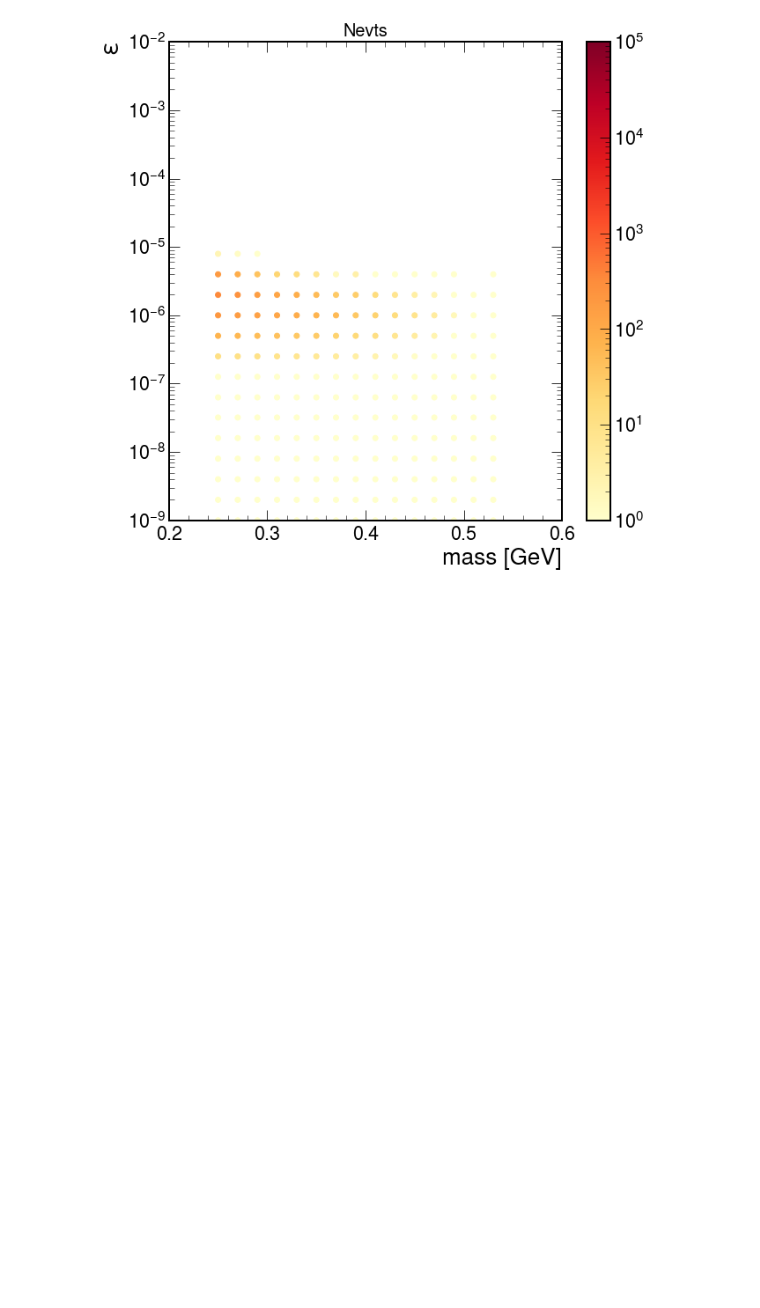
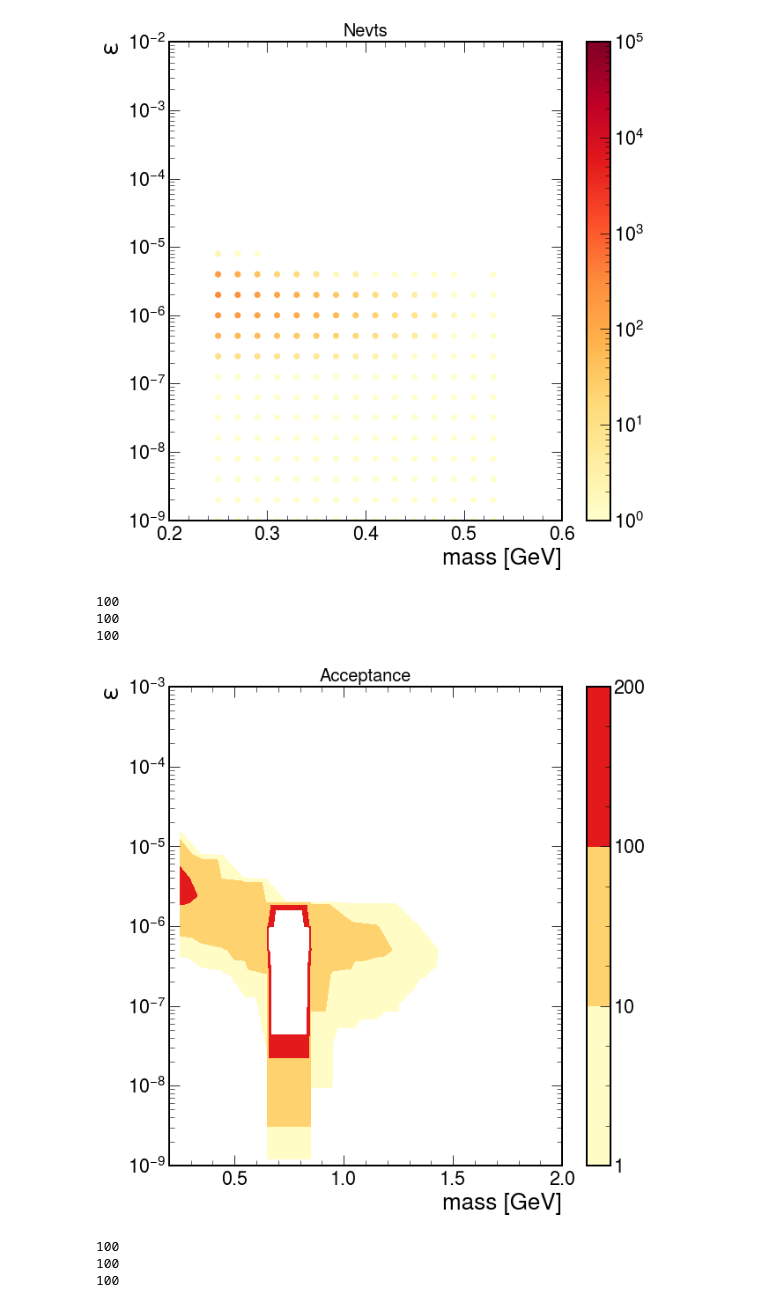
Before and after one commit to DarkQuest-FNAL/DarkQuest, a Jupyter notebook: lhe/python/DQ-acceptance.ipynb, the cells around one changed output. Cells and saved outputs as stored; diff of their text form; code cells hidden in the pictures; blank space fills up the shorter version.

```diff
--- a/lhe/python/DQ-acceptance.ipynb
+++ b/lhe/python/DQ-acceptance.ipynb
@@ -158,3 +161,83 @@ for mech in ["Brem", "Eta"]:
 [figure]
 [figure]
 [figure]
+# %%
+accpts, Nevts, NAps, brs = yields(500,600,"muons","Brem")
+accpts, Nevts_eta, NAps, brs = yields(500,600,"muons","Eta")
+# %%
+def plotContour(inputs2D, inputs2D_Eta = None, lep = "muons", mech="Brem", title= "Acceptance", zmin = None, zmax = None, dologz = False):
+
+    mass_to_plot = []
+    eps_to_plot = []
+    acc_to_plot = []
+    for eps, vals in inputs2D.items():
+        for m, acc in vals.items():
+            #print(f"mass {m} eps {eps} acc {acc}")
+            #if acc > zmin:
+            mass_to_plot.append(float(m))
+            eps_to_plot.append(float(eps))
+            acc_to_plot.append(float(acc))
+
+
+    # Define grid.
+    grid_x, grid_y = np.mgrid[0:1:100j, 0:1:100j]
+    # Create logarithmic grid
+    linear_x = np.linspace(0, 2.0, 100)
+    log_y = np.linspace(-9.0, -3.0, 100)
+    grid_x, grid_y = np.meshgrid(linear_x, 10**log_y)
+
+    # Interpolate z values on a grid
+    z1_interp = griddata((mass_to_plot, eps_to_plot), acc_to_plot, (grid_x, grid_y), method='cubic')
+
+    # now plot
+    fig = plt.figure()
+    ax = fig.add_subplot(1,1,1)
+
+    print(len(grid_x))
+    print(len(grid_y))
+    print(len(z1_interp))
+
+    #if dologz:
+    #    sc = ax.scatter(mass_to_plot, eps_to_plot, c=acc_to_plot, cmap=matplotlib.cm.YlOrRd, norm = matplotlib.colors.LogNorm())
+    #else:
+    #    sc = ax.scatter(mass_to_plot, eps_to_plot, c=acc_to_plot, cmap=matplotlib.cm.YlOrRd)
+    sc = ax.tricontourf(mass_to_plot, eps_to_plot, acc_to_plot, levels=[1.0,10.0,100.0,200.0], cmap=matplotlib.cm.YlOrRd)
+
+
+    ax.set_xlabel("mass [GeV]")
+    ax.set_ylabel(r"$\epsilon$")
+    ax.set_title(f'{title}', fontsize=20)
+    ax.set_yscale('log')
+    if lep=='muons':
+        if 'Brem' in mech:
+            ax.set_xlim(.20,2.0)
+        else:
+            ax.set_xlim(0.2,0.6)
+    if lep=='electrons':
+        ax.set_ylim(1e-8,1e-2)
+        if 'Brem' in mech:
+            #ax.set_xlim(.01,3.05)
+            ax.set_xlim(.05,2.0)
+            ax.set_xscale('log')
+        else:
+            ax.set_xlim(.05,1.1)
+            ax.set_xscale('log')
+    #ax.set_ylim(1e-8,1e-5)
+    #ax.set_xlim(0.5, 1.0)
+    fig.colorbar(sc, ax=ax)
+    if zmin and zmax:
+        sc.set_clim(zmin,zmax)
+    #plt.show()
+    plt.savefig(f"{title}_{lep}_{mech}.png")
+    plt.show()
+
+plotContour(Nevts, None)
+plotContour(Nevts_eta, None)
+# %% [output]
+100
+100
+100
+[figure, added]
+100
+100
+100
```
Also changed, not shown: parts of 4 cells of this notebook.
